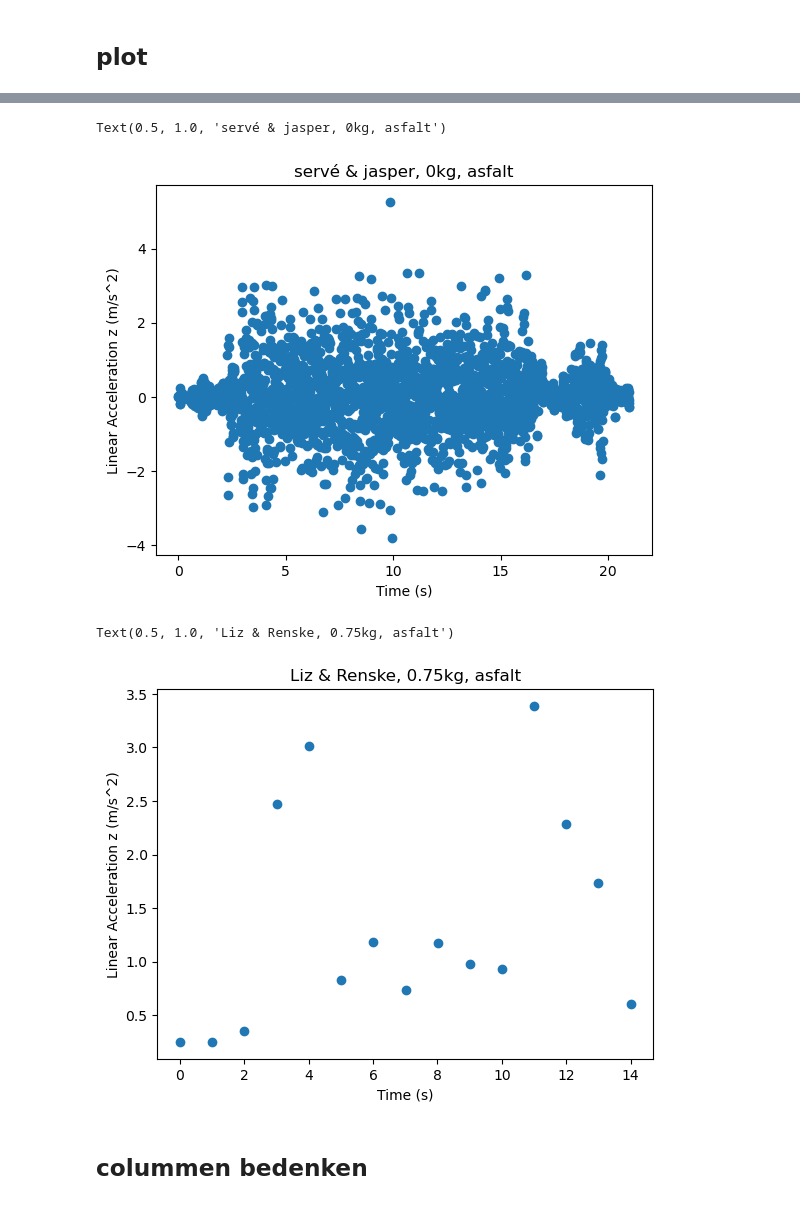
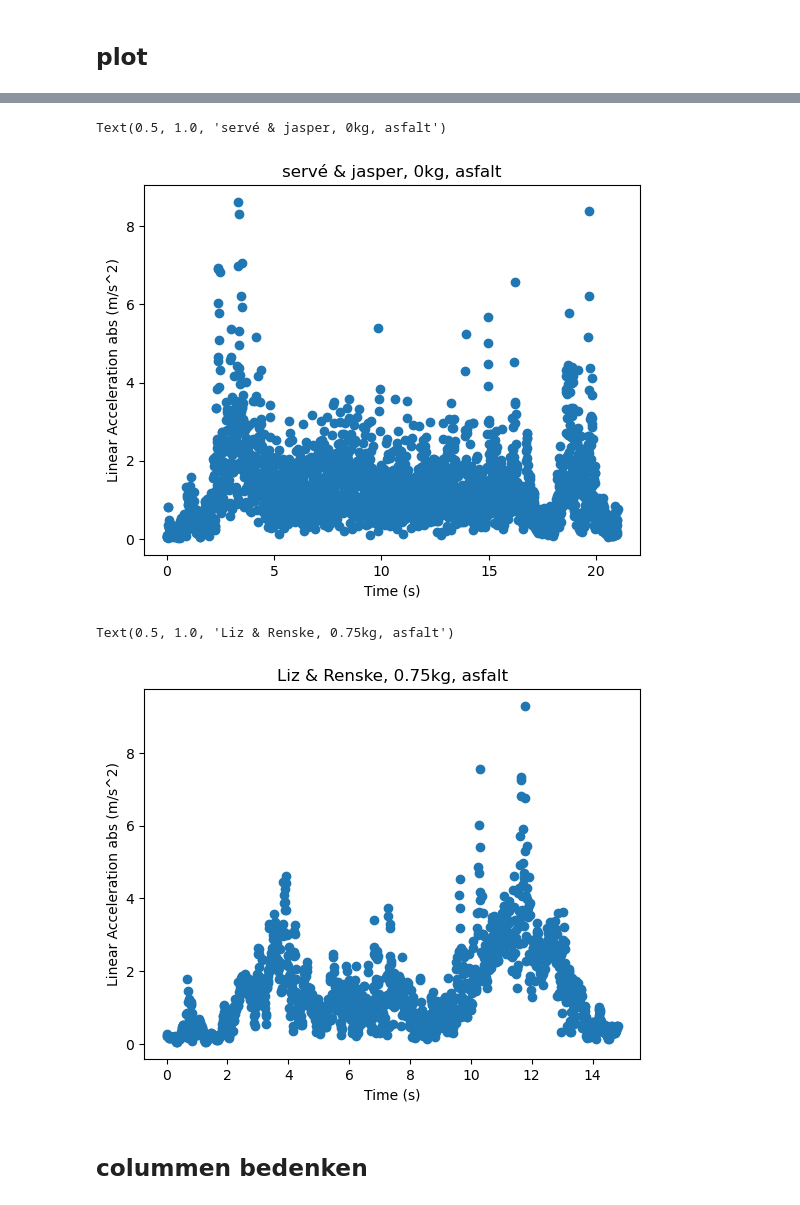
Before and after one commit to lrncjrssn/DS8_eindproject, a Jupyter notebook: DATA_VERWERKING.ipynb, the cells around one changed output, grey strips where cells are left out. Cells and saved outputs as stored; diff of their text form; code cells hidden in the pictures.

```diff
--- a/DATA_VERWERKING.ipynb
+++ b/DATA_VERWERKING.ipynb
@@ -301,16 +301,16 @@ Text(0.5, 1.0, 'Laurence & Doris, 0kg, asfalt')
 # %%
 mask = (df_all['makers'] == 'Servé & Jasper') & (df_all['weight'] == 0.0) & (df_all['roadtype'] == 'asphalt')
 
 plt.scatter(
     df_all.loc[mask, 'time'],   # of index als je dat wil
-    df_all.loc[mask, 'z']
+    df_all.loc[mask, 'abs']
 )
 plt.xlabel('Time (s)')
-plt.ylabel('Linear Acceleration z (m/s^2)')
+plt.ylabel('Linear Acceleration abs (m/s^2)')
 plt.title('servé & jasper, 0kg, asfalt')
 # %% [output]
 Text(0.5, 1.0, 'servé & jasper, 0kg, asfalt')
-[figure, old version]
+[figure, new version]
 # %%
 mask = (df_all['makers'] == 'Liz & Renske') & (df_all['weight'] == 0.75) & (df_all['roadtype'] == 'asphalt')
 
@@ -319,11 +319,11 @@ plt.scatter(
     df_all.loc[mask, 'abs']
 )
 plt.xlabel('Time (s)')
-plt.ylabel('Linear Acceleration z (m/s^2)')
+plt.ylabel('Linear Acceleration abs (m/s^2)')
 plt.title('Liz & Renske, 0.75kg, asfalt')
 # %% [output]
 Text(0.5, 1.0, 'Liz & Renske, 0.75kg, asfalt')
-[figure, old version]
+[figure, new version]
 # %% [markdown]
 ## colummen bedenken
 # %%
```
Also changed, not shown: parts of 1 cell of this notebook, 1 other file.
